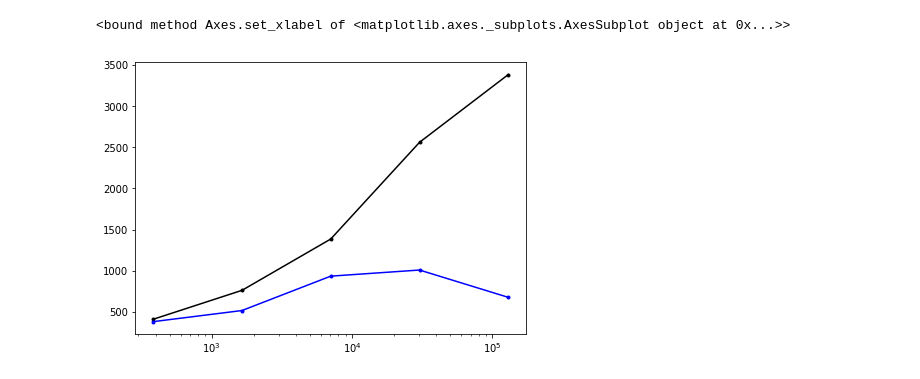
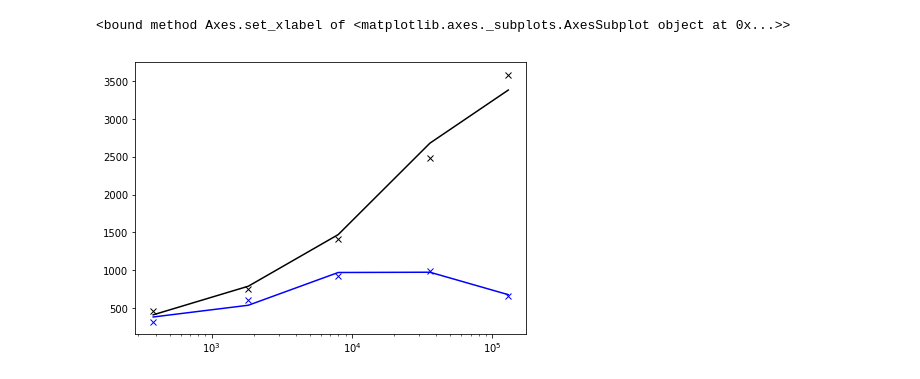
Before and after one commit to simpeg/simpegEM1D, a Jupyter notebook: notebooks/examples/EM1D_inversion_FD_height_correction.ipynb, the cells around one changed output. Saved outputs shown, nothing was run; the diff lists cells and outputs as text; code cells hidden in the pictures.

```diff
--- a/notebooks/examples/EM1D_inversion_FD_height_correction.ipynb
+++ b/notebooks/examples/EM1D_inversion_FD_height_correction.ipynb
@@ -3,12 +3,12 @@ from SimPEG import *
 from simpegEM1D import *
 from scipy.constants import mu_0
 import numpy as np
+%pylab inline
 
 sig_half = 1e-1
 sig_blk = 1e0
 
-# frequency = np.array([382, 1822, 7970, 35920, 130100], dtype=float)
-frequency = np.logspace(np.log10(382), np.log10(130100), 5)
+frequency = np.array([382, 1822, 7970, 35920, 130100], dtype=float)
 hz = get_vertical_discretization_frequency(frequency, sigma_background=sig_half)
 mesh1D = set_mesh_1d(hz)
 depth = -mesh1D.gridN[:-1]
@@ -37,6 +37,6 @@ blk_ind = (-20>LocSigZ) & (-40<LocSigZ)
 sig[blk_ind] = sig_blk
 m_true = np.r_[np.log(sig), FDsurvey.h]
 m_true_dh = np.r_[np.log(sig), FDsurvey.h + 5.]
-dh = 0.01
-m_dx_p = np.r_[np.log(sig), FDsurvey.h+dh/2]
-m_dx_n = np.r_[np.log(sig), FDsurvey.h-dh/2]
+# dh = 0.01
+# m_dx_p = np.r_[np.log(sig), FDsurvey.h+dh/2]
+# m_dx_n = np.r_[np.log(sig), FDsurvey.h-dh/2]
@@ -191,11 +163,11 @@ Populating the interactive namespace from numpy and matplotlib
 # %%
 fig, axes = subplots(1,1, figsize = (7,5))
-axes.plot(FDsurvey.frequency, d_true[0:FDsurvey.n_frequency], 'k.-')
-axes.plot(FDsurvey.frequency, d_true[FDsurvey.n_frequency:], 'b.-')
-# axes.plot(FDsurvey.frequency, FDsurvey.dobs[0:FDsurvey.n_frequency], 'ko')
-# axes.plot(FDsurvey.frequency, FDsurvey.dobs[FDsurvey.n_frequency:], 'bo')
+axes.plot(FDsurvey.frequency, d_true[0:FDsurvey.n_frequency], 'k-')
+axes.plot(FDsurvey.frequency, d_true[FDsurvey.n_frequency:], 'b-')
+axes.plot(FDsurvey.frequency, FDsurvey.dobs[0:FDsurvey.n_frequency], 'kx')
+axes.plot(FDsurvey.frequency, FDsurvey.dobs[FDsurvey.n_frequency:], 'bx')
 axes.set_xscale('log')
 axes.set_xlabel
 # %% [output]
 <bound method Axes.set_xlabel of <matplotlib.axes._subplots.AxesSubplot object at 0x...>>
-[figure, old version]
+[figure, new version]
```
Also changed, not shown: parts of 17 cells of this notebook, 5 other files.
